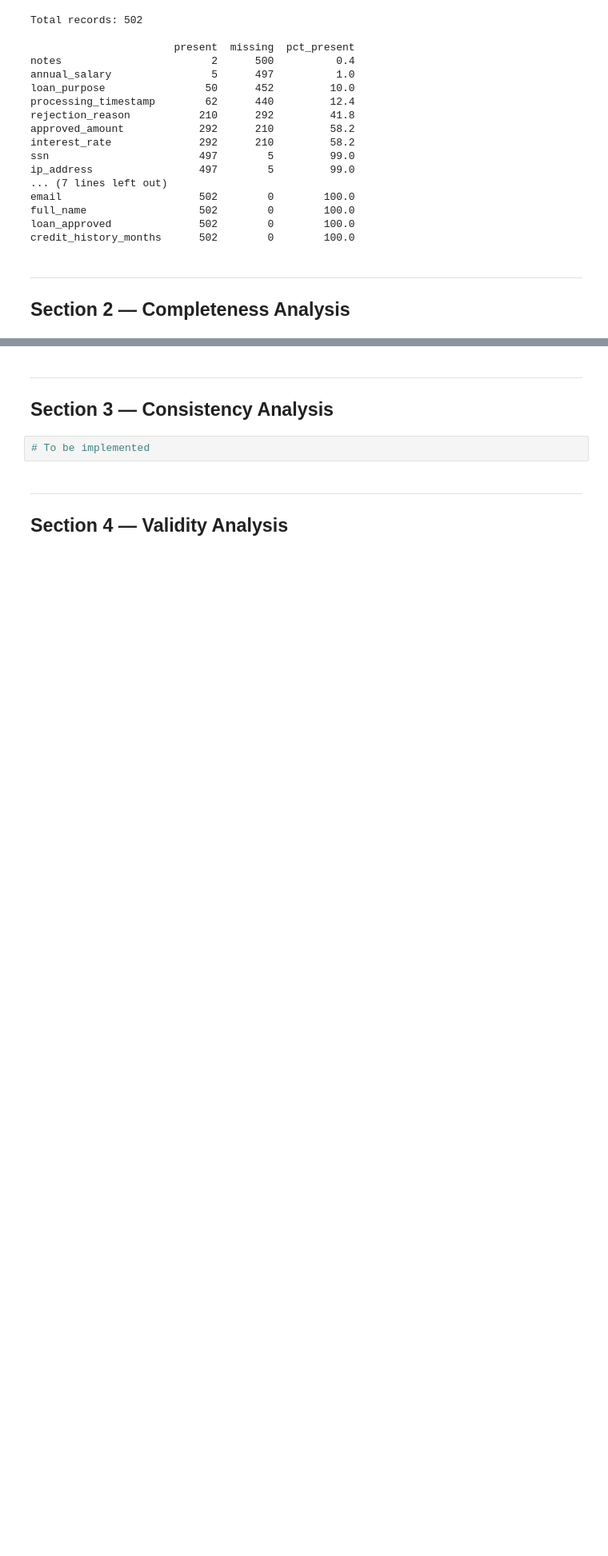
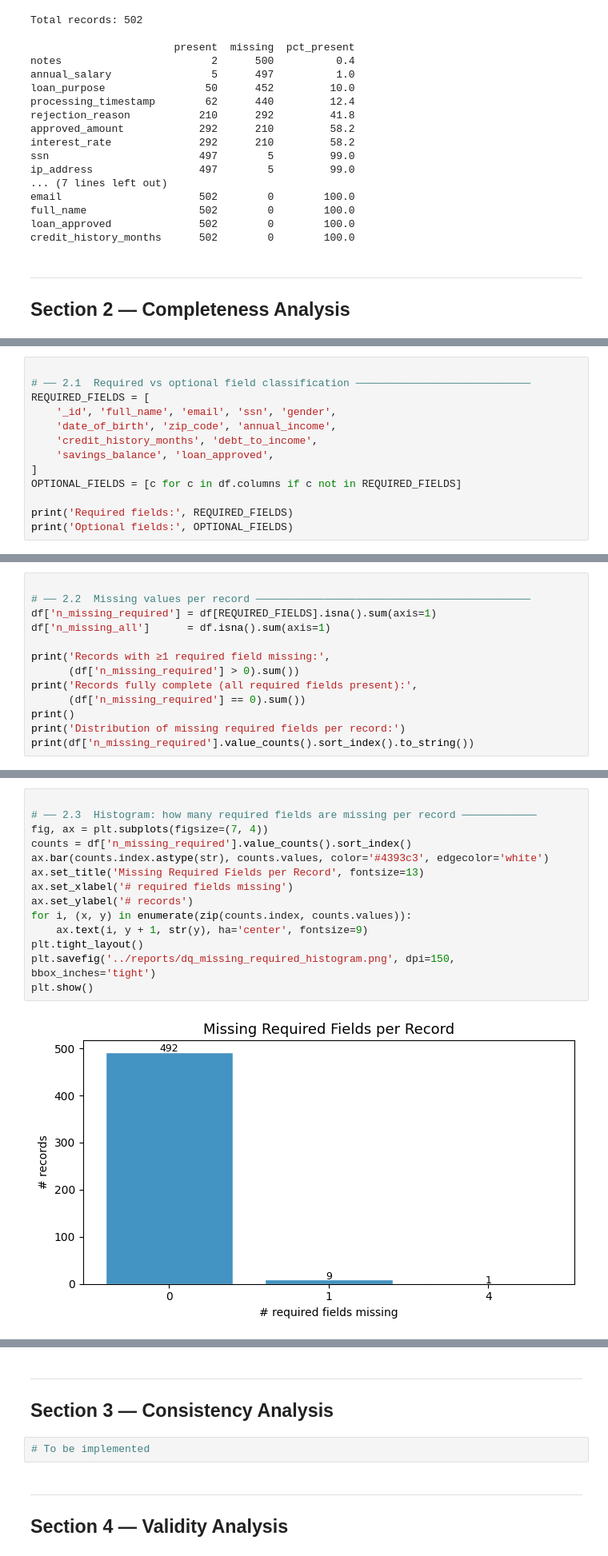
Before and after one commit to FloranMinnaar/dego-project-team5, a Jupyter notebook: notebooks/01-data-quality.ipynb, the cells around one changed output, grey strips where cells are left out. Shown at 80% size. Drawn from its saved outputs; the diff is of its cells as text; blank space fills up the shorter version.

Commit message:
feat: implement section 2 completeness analysis
Adds missing value profiling per record, duplicate detection (exact rows,
_id, SSN, email), incomplete record flagging, and a section summary table.

```diff
--- a/notebooks/01-data-quality.ipynb
+++ b/notebooks/01-data-quality.ipynb
@@ -188,0 +187,13 @@ credit_history_months      502        0        100.0
+# %%
+
+# ── 2.1  Required vs optional field classification ────────────────────────────
+REQUIRED_FIELDS = [
+    '_id', 'full_name', 'email', 'ssn', 'gender',
+    'date_of_birth', 'zip_code', 'annual_income',
+    'credit_history_months', 'debt_to_income',
+    'savings_balance', 'loan_approved',
+]
+OPTIONAL_FIELDS = [c for c in df.columns if c not in REQUIRED_FIELDS]
+
+print('Required fields:', REQUIRED_FIELDS)
+print('Optional fields:', OPTIONAL_FIELDS)
@@ -188,0 +203,13 @@ credit_history_months      502        0        100.0
+# %%
+
+# ── 2.2  Missing values per record ────────────────────────────────────────────
+df['n_missing_required'] = df[REQUIRED_FIELDS].isna().sum(axis=1)
+df['n_missing_all']      = df.isna().sum(axis=1)
+
+print('Records with ≥1 required field missing:',
+      (df['n_missing_required'] > 0).sum())
+print('Records fully complete (all required fields present):',
+      (df['n_missing_required'] == 0).sum())
+print()
+print('Distribution of missing required fields per record:')
+print(df['n_missing_required'].value_counts().sort_index().to_string())
@@ -188,0 +225,16 @@ credit_history_months      502        0        100.0
+# %%
+
+# ── 2.3  Histogram: how many required fields are missing per record ────────────
+fig, ax = plt.subplots(figsize=(7, 4))
+counts = df['n_missing_required'].value_counts().sort_index()
+ax.bar(counts.index.astype(str), counts.values, color='#4393c3', edgecolor='white')
+ax.set_title('Missing Required Fields per Record', fontsize=13)
+ax.set_xlabel('# required fields missing')
+ax.set_ylabel('# records')
+for i, (x, y) in enumerate(zip(counts.index, counts.values)):
+    ax.text(i, y + 1, str(y), ha='center', fontsize=9)
+plt.tight_layout()
+plt.savefig('../reports/dq_missing_required_histogram.png', dpi=150, bbox_inches='tight')
+plt.show()
+# %% [output]
+[figure, added]
```
Also changed, not shown: parts of 6 cells of this notebook.
